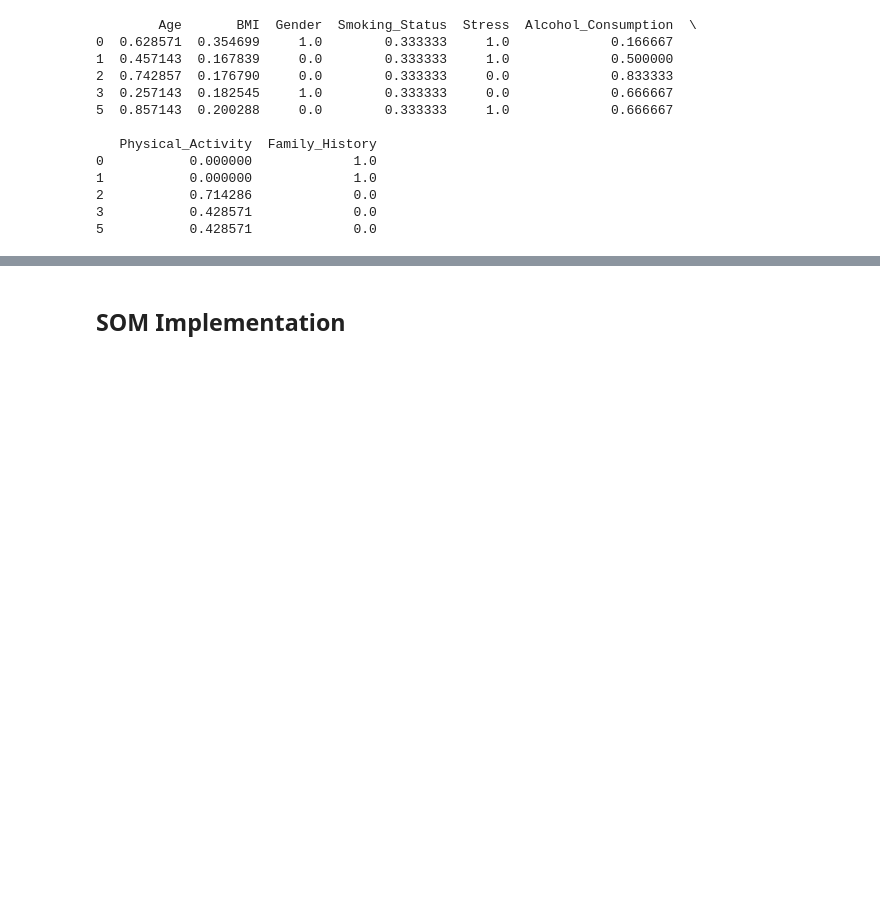
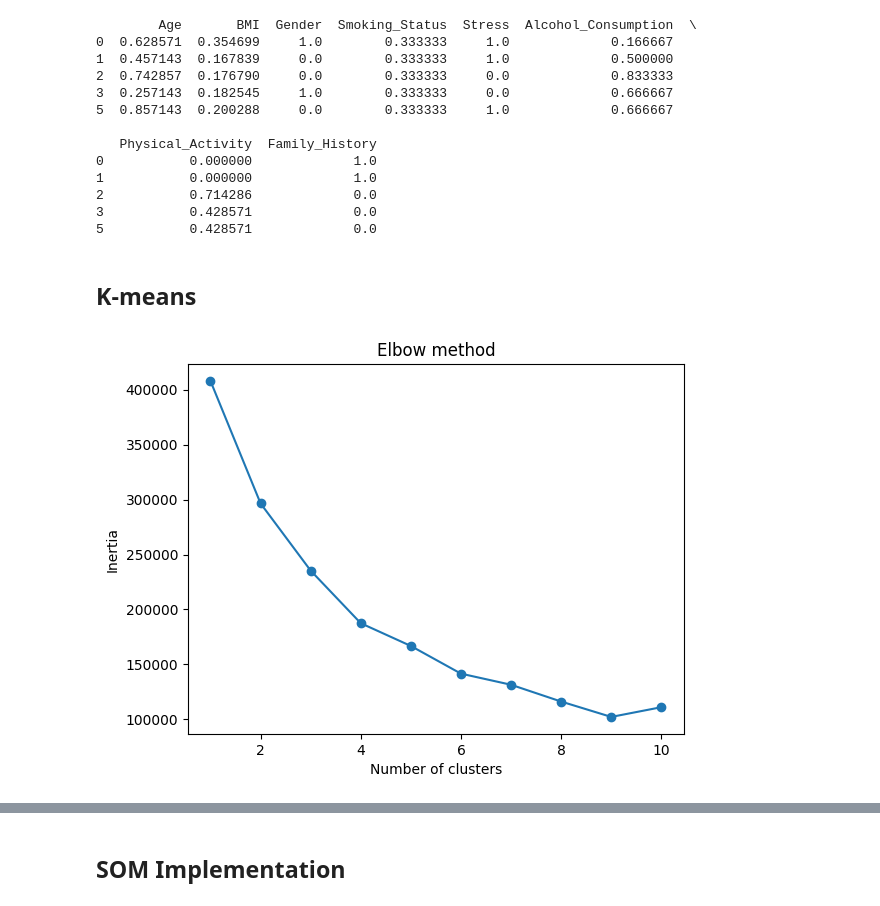
Before and after one commit to khimaniasma/SLE_PRS_Project, a Jupyter notebook: SOM_code.ipynb, the cells around one changed output, grey strips where cells are left out. Cells and saved outputs as stored; diff of their text form; code cells hidden in the pictures; blank space fills up the shorter version.

Commit message:
added k-means clustering

```diff
--- a/SOM_code.ipynb
+++ b/SOM_code.ipynb
@@ -229,3 +231,21 @@ print(data.head())
 2           0.714286             0.0
 3           0.428571             0.0
 5           0.428571             0.0
+# %% [markdown]
+## K-means
+# %%
+# get optimal number of clusters
+inertias = []
+
+for i in range(1,11):
+    kmeans = KMeans(n_clusters=i)
+    kmeans.fit(data)
+    inertias.append(kmeans.inertia_)
+
+plt.plot(range(1,11), inertias, marker='o')
+plt.title('Elbow method')
+plt.xlabel('Number of clusters')
+plt.ylabel('Inertia')
+plt.show()
+# %% [output]
+[figure, added]
```
Also changed, not shown: parts of 8 cells of this notebook.
